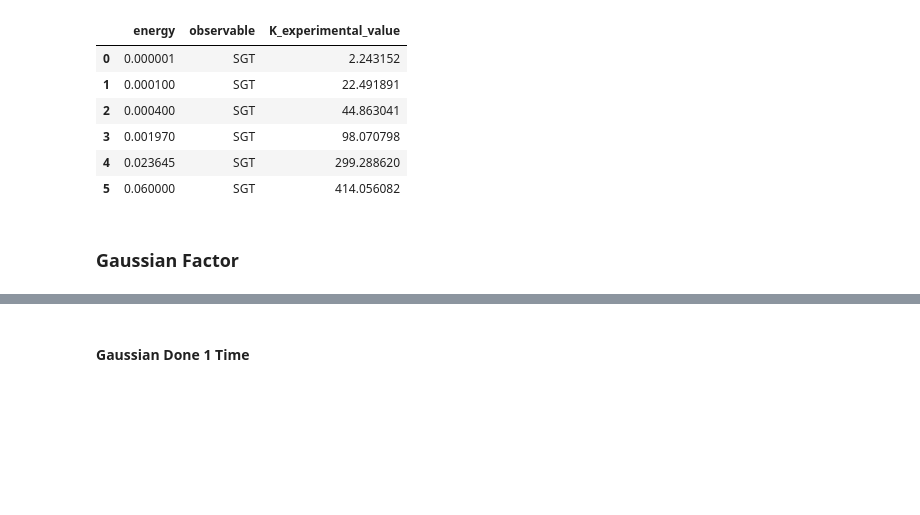
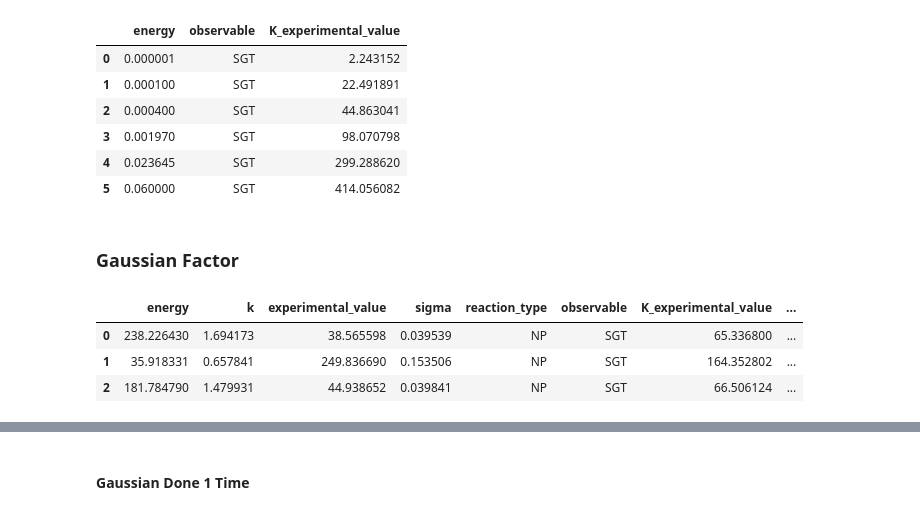
Before and after one commit to Steviered19/Scattering_Random_Forest, a Jupyter notebook: Gaussian.ipynb, the cells around one changed output, grey strips where cells are left out. Saved outputs shown, nothing was run; the diff lists cells and outputs as text; code cells hidden in the pictures; blank space fills up the shorter version.

```diff
--- a/Gaussian.ipynb
+++ b/Gaussian.ipynb
@@ -239,21 +239,28 @@ data.head(6)
 # %%
 #organize experimental and phenomenological data for plotting
 #read files
 np_sgt=pd.read_csv('CSV_files/np.sgt.csv')
 np_sgtt=pd.read_csv('CSV_files/np.sgtt.csv')
 random_sgt=pd.read_csv('CSV_files/random.sgt.csv')
 random_sgtt=pd.read_csv('CSV_files/random.sgtt.csv')
 #add k*exp columns
 random_sgt.rename(columns={' energy':'energy'}, inplace=True)
 random_sgtt.rename(columns={' energy':'energy'}, inplace=True)
 np_sgt.rename(columns={"statistical_error": "sigma"}, inplace=True)
 np_sgtt.rename(columns={"statistical_error": "sigma"}, inplace=True)
 change_np(np_sgt)
 change_np(np_sgtt)
 change_np(random_sgt)
 change_np(random_sgtt)
 #error bar arrays
 rand_err_sgt=random_sgt['K_sigma'].tolist()
 rand_err_sgtt=random_sgtt['K_sigma'].tolist()
 exp_err_sgt=np_sgt['K_sigma'].tolist()
 exp_err_sgtt=np_sgtt['K_sigma'].tolist()
+
+random_sgt.head(3)
+# %% [output]
+|  | energy | k | experimental_value | sigma | reaction_type | observable | K_experimental_value | ... |
+| 0 | 238.226430 | 1.694173 | 38.565598 | 0.039539 | NP | SGT | 65.336800 | ... |
+| 1 | 35.918331 | 0.657841 | 249.836690 | 0.153506 | NP | SGT | 164.352802 | ... |
+| 2 | 181.784790 | 1.479931 | 44.938652 | 0.039841 | NP | SGT | 66.506124 | ... |
```
Also changed, not shown: parts of 7 cells of this notebook, 1 other file.
